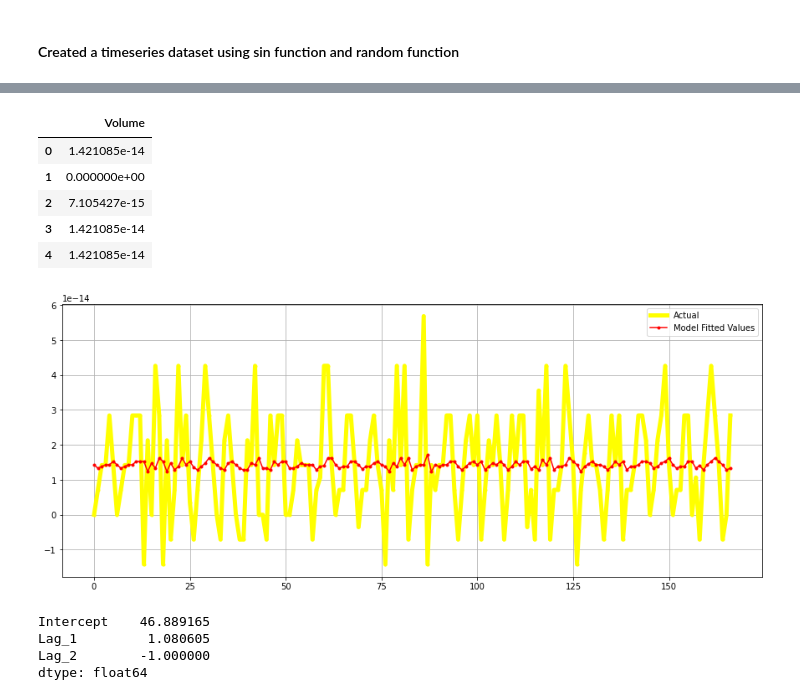
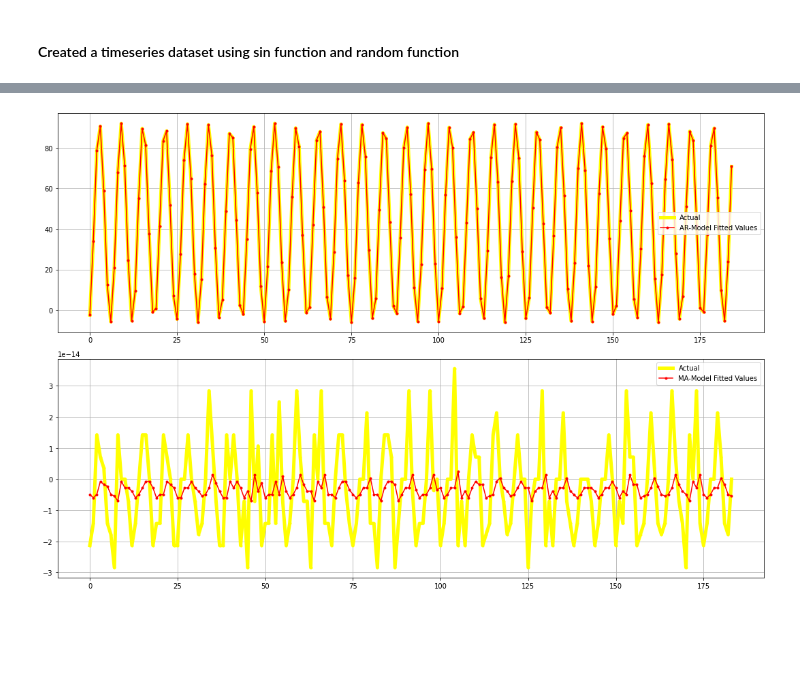
Before and after one commit to enagantisainath/Time-Series-Analysis-Modules, a Jupyter notebook: Auto Regressive Moving Average Model (ARMA).ipynb, the cells around one changed output, grey strips where cells are left out. Saved outputs shown, nothing was run; the diff lists cells and outputs as text; code cells hidden in the pictures; blank space fills up the shorter version.

```diff
--- a/Auto Regressive Moving Average Model (ARMA).ipynb
+++ b/Auto Regressive Moving Average Model (ARMA).ipynb
@@ -27,21 +53,21 @@ plt.show()
 # %%
-class AR:
+class Model:
 
-    def __init__(self,data=None,p=None):
-
-        self.p = p
+    def __init__(self,data=None,max_lag=None):
         self.data = data.copy()
+        self.max_lag = max_lag
         self.model  = None
         self.params = {}
 
     def fit(self):
+
         # Generate Lag variables upto max lags.
-        for i in range(1,self.p+1):
+        for i in range(1,self.max_lag+1):
             self.data['Lag_%d'%i] = self.data.Volume.shift(i)
 
         self.data = self.data.dropna().reset_index(drop=True)
 
-        # We have all the necessary features to build a model now
+        # We have all the necessary features to build a model
         self.model = LinearRegression()
 
         # Input Varible(s) - Lag variables , Predictor Variable - Original Series
@@ -50,16 +76,15 @@ class AR:
         self.params['Intercept'] = self.model.intercept_
 
         for i,val in enumerate(list(self.model.coef_)):
-            self.params['Lag_%d'%(i+1)] = val
+            self.params['Lag_%d'%(i+1)] =  val
 
         self.params = pd.Series(self.params).T
 
-        ## Generate Residuals
+        ## Generate FittedValues
         self.fittedvalues = self.data.drop('Volume',axis=1).dot(self.model.coef_.T) + self.model.intercept_
 
 
-
-    def predict(self,n_preds=20):
+    def predict(self,n_preds):
 
         X = self.data.copy()
 
@@ -67,7 +92,7 @@ class AR:
 
             X = X.append(pd.Series(), ignore_index=True)
 
-            for j in range(1,self.p+1):
+            for j in range(1,self.max_lag+1):
 
                 if j==1:
                     val  =  X.loc[len(X)-2,'Volume']
@@ -76,7 +101,7 @@ class AR:
 
                 X.loc[len(X)-1,'Lag_%d'%(j)] = val
 
-                X.loc[len(X)-1,"Volume"] = X.iloc[len(X)-1,list(range(1,self.p+1))].dot(self.model.coef_.T) + self.model.intercept_
+                X.loc[len(X)-1,"Volume"] = X.iloc[len(X)-1,list(range(1,self.max_lag+1))].dot(self.model.coef_.T) + self.model.intercept_
 
 
-        return X[len(self.data):].reset_index(drop=True)
+        return X[len(self.data):].reset_index(drop=True).drop('Volume',axis=1)
@@ -164,11 +188,0 @@ plt.show()
-# %%
-resid = pd.DataFrame(train_df.Volume[max_p:].values - model1.fittedvalues.values)
-resid.columns = ['Volume']
-resid.head()
-# %% [output]
-|  | Volume |
-| 0 | 1.421085e-14 |
-| 1 | 0.000000e+00 |
-| 2 | 7.105427e-15 |
-| 3 | 1.421085e-14 |
-| 4 | 1.421085e-14 |
@@ -178,16 +189,4 @@ mod.fit()
-# %%
-plt.figure(figsize=(15,6))
-plt.plot(resid.Volume[max_q:].values,marker='.',label='Actual',linewidth='5',color='yellow')
-plt.plot(mod.fittedvalues.values,color='red',marker='.',label='Model Fitted Values')
-plt.legend()
-plt.grid()
-plt.show()
-# %% [output]
-[figure, removed]
 # %%
-model1.params
+model1.display_model_plots()
 # %% [output]
-Intercept    46.889165
-Lag_1         1.080605
-Lag_2        -1.000000
-dtype: float64
+[figure, added]
```
Also changed, not shown: parts of 26 cells of this notebook.
